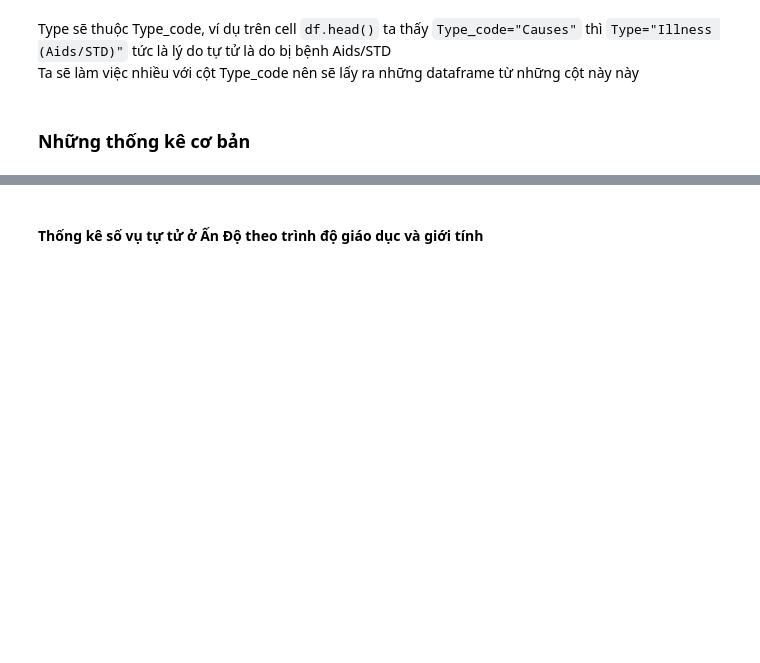
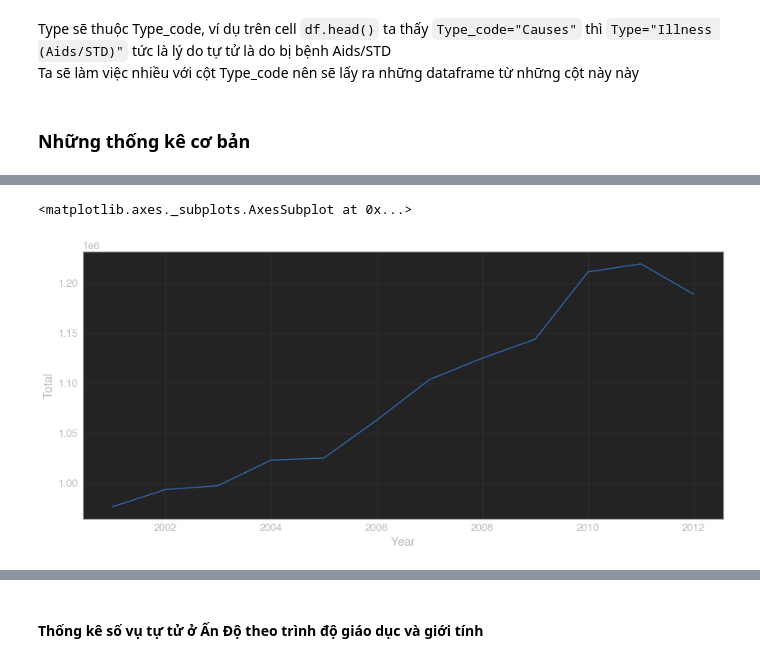
Before and after one commit to minhtamos/DataScienceFinalProject, a Jupyter notebook: 1712746-NguyenMinhTam.ipynb, the cells around one changed output, grey strips where cells are left out. Saved outputs shown, nothing was run; the diff lists cells and outputs as text; code cells hidden in the pictures; blank space fills up the shorter version.

```diff
--- a/1712746-NguyenMinhTam.ipynb
+++ b/1712746-NguyenMinhTam.ipynb
@@ -107,0 +132,8 @@ socialDf = df[df['Type_code']=='Social_Status']
+# %%
+yearDf = df.groupby('Year', as_index=False).sum()[['Total', 'Year']]
+
+plt.figure(figsize=(14,6))
+sns.lineplot(x='Year',y='Total',data=yearDf)
+# %% [output]
+<matplotlib.axes._subplots.AxesSubplot at 0x...>
+[figure, added]
```
Also changed, not shown: parts of 11 cells of this notebook.
